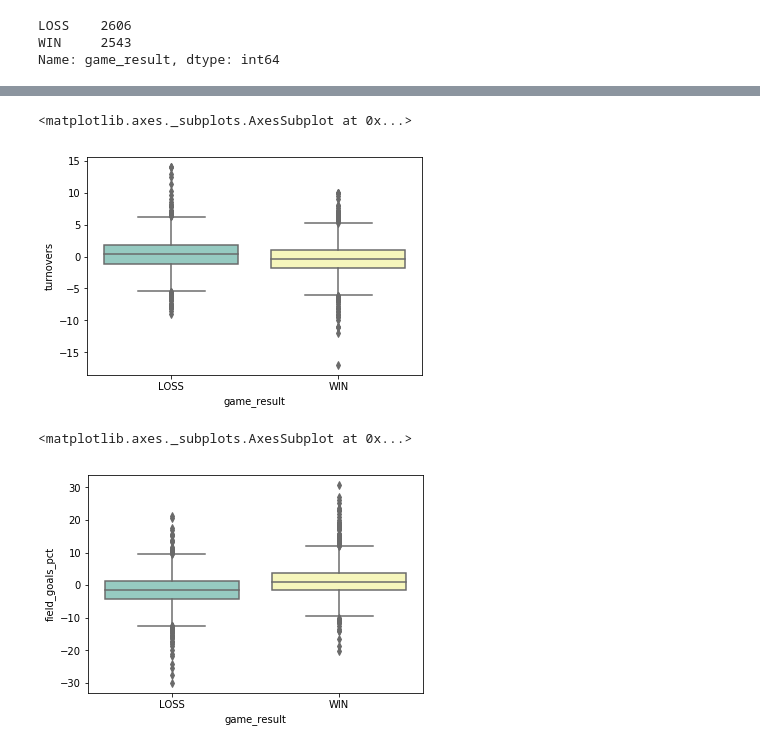
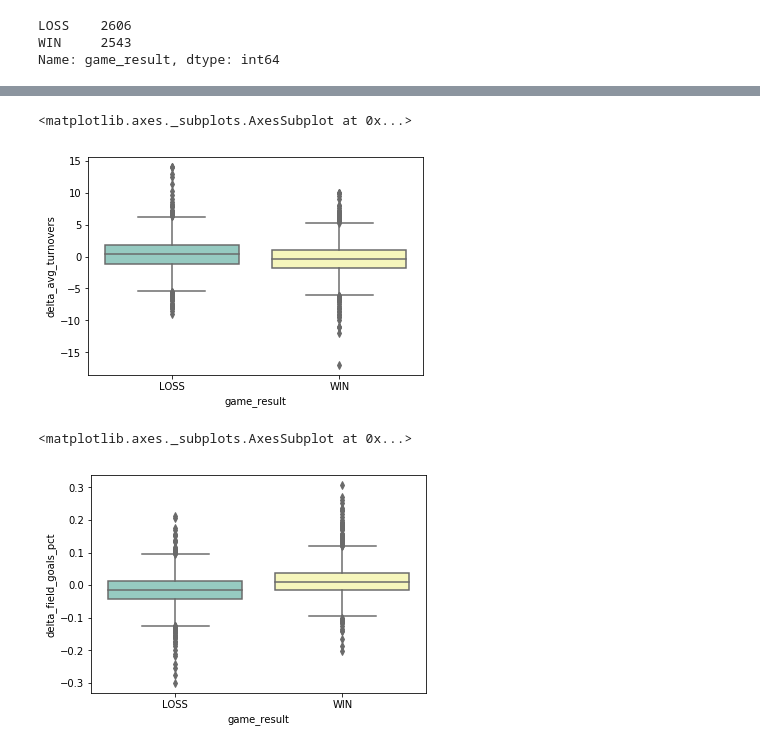
Before and after one commit to chipk215/ncaa_basketball, a Jupyter notebook: FeatureExploration.ipynb, the cells around one changed output, grey strips where cells are left out. Cells and saved outputs as stored; diff of their text form; code cells hidden in the pictures.

```diff
--- a/FeatureExploration.ipynb
+++ b/FeatureExploration.ipynb
@@ -83,10 +63,10 @@ sns.boxplot(x="game_result", y="free_throws_pct",data =game_data, palette="Set3"
 # %%
-sns.boxplot(x="game_result", y="turnovers",data =game_data, palette="Set3")
+sns.boxplot(x="game_result", y="delta_avg_turnovers",data =game_data, palette="Set3")
 # %% [output]
 <matplotlib.axes._subplots.AxesSubplot at 0x...>
-[figure, old version]
+[figure, new version]
 # %%
-sns.boxplot(x="game_result", y="field_goals_pct",data =game_data, palette="Set3")
+sns.boxplot(x="game_result", y="delta_field_goals_pct",data =game_data, palette="Set3")
 # %% [output]
 <matplotlib.axes._subplots.AxesSubplot at 0x...>
-[figure, old version]
+[figure, new version]
```
Also changed, not shown: parts of 15 cells of this notebook, 12 other files.
